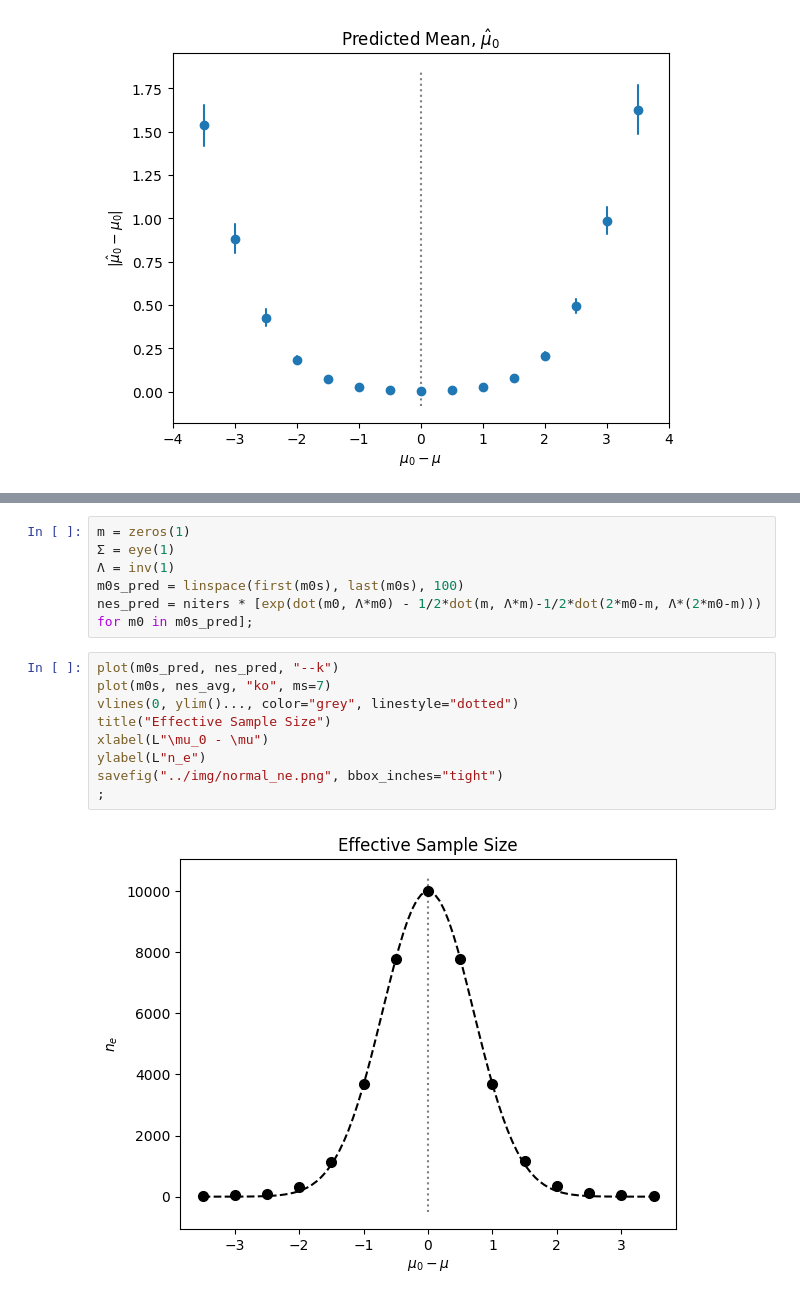
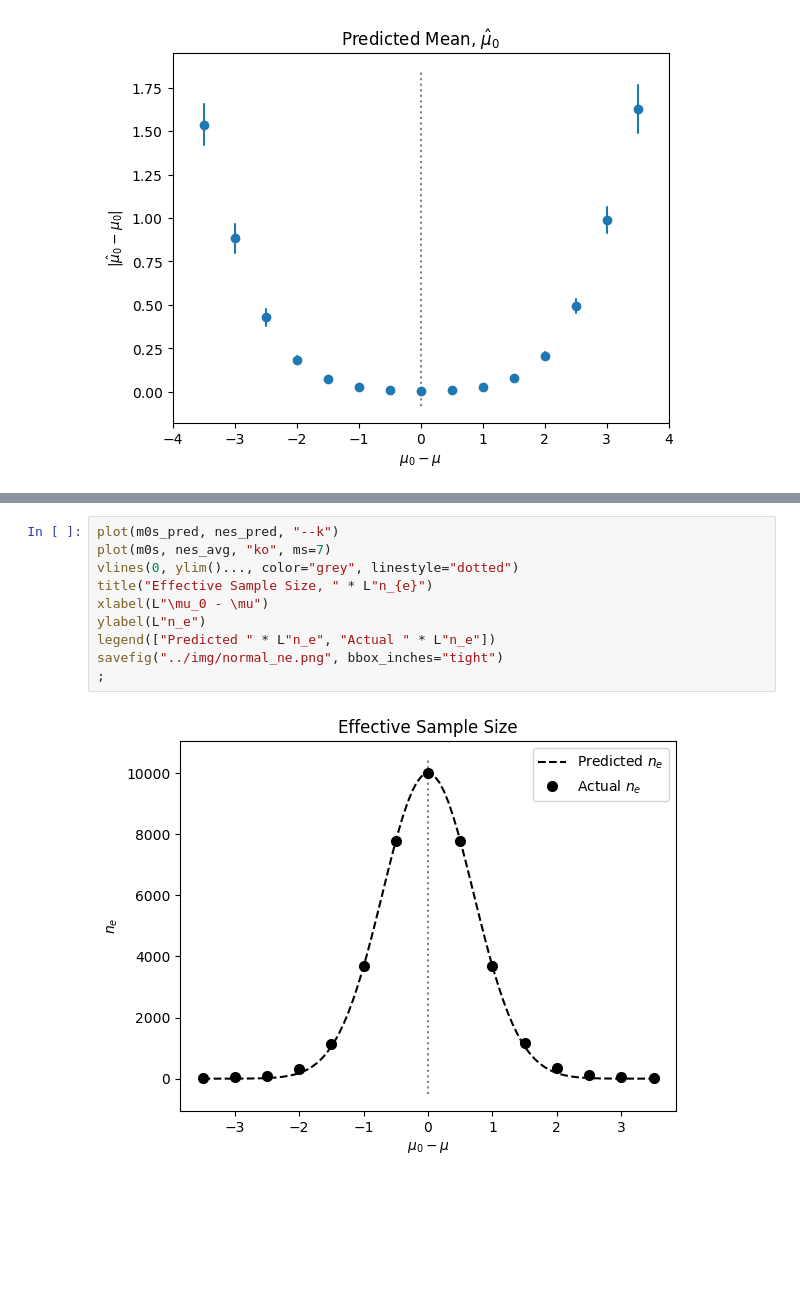
Before and after one commit to hamzaelsaawy/ImportanceSampling, a Jupyter notebook: examples/normal_tilt.ipynb, the cells around one changed output, grey strips where cells are left out. Saved outputs shown, nothing was run; the diff lists cells and outputs as text; blank space fills up the shorter version.

```diff
--- a/examples/normal_tilt.ipynb
+++ b/examples/normal_tilt.ipynb
@@ -85,20 +120,15 @@ savefig("../img/normal_var.png", bbox_inches="tight")
-# %%
-m = zeros(1)
-Σ = eye(1)
-Λ = inv(1)
-m0s_pred = linspace(first(m0s), last(m0s), 100)
-nes_pred = niters * [exp(dot(m0, Λ*m0) - 1/2*dot(m, Λ*m)-1/2*dot(2*m0-m, Λ*(2*m0-m))) for m0 in m0s_pred];
 # %%
 plot(m0s_pred, nes_pred, "--k")
 plot(m0s, nes_avg, "ko", ms=7)
 vlines(0, ylim()..., color="grey", linestyle="dotted")
-title("Effective Sample Size")
+title("Effective Sample Size, " * L"n_{e}")
 xlabel(L"\mu_0 - \mu")
 ylabel(L"n_e")
+legend(["Predicted " * L"n_e", "Actual " * L"n_e"])
 savefig("../img/normal_ne.png", bbox_inches="tight")
 ;
 # %% [output]
-[figure, old version]
+[figure, new version]
 # %%
 plot(m0s, neσs_avg, "ko", ms=7)
 vlines(0, ylim()..., color="grey", linestyle="dotted")
```
Also changed, not shown: parts of 7 cells of this notebook, 5 other files.
